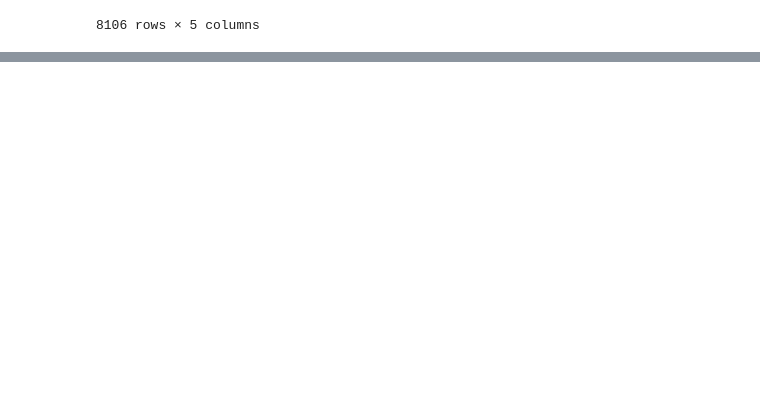
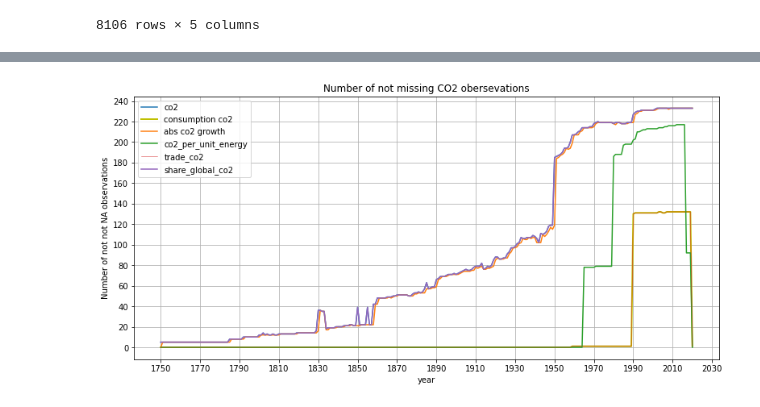
Before and after one commit to gyongyver-droid/python3, a Jupyter notebook: Project/Workspace.ipynb, the cells around one changed output, grey strips where cells are left out. Drawn from its saved outputs; the diff is of its cells as text; code cells hidden in the pictures; blank space fills up the shorter version.

```diff
--- a/Project/Workspace.ipynb
+++ b/Project/Workspace.ipynb
@@ -104,0 +146,23 @@ df
+# %%
+# Check the nas by year in every variables
+data.drop('year',1).isna().groupby(data.year).sum().reset_index()
+data.drop('year',1).notnull().groupby(data.year).sum().reset_index().tail(20)
+# Check the not na-s in each variable
+data.drop('year',1).notnull().groupby(data.year).sum().reset_index()
+plt.figure(figsize=(13, 6))
+plt.plot(data.drop('year',1).notnull().groupby(data.year).sum()['co2'], label='co2', linewidth=1.5)
+plt.plot(data.drop('year',1).notnull().groupby(data.year).sum()['consumption_co2'],'y',label='consumption co2', linewidth=2)
+plt.plot(data.drop('year',1).notnull().groupby(data.year).sum()['co2_growth_abs'],label='abs co2 growth')
+plt.plot(data.drop('year',1).notnull().groupby(data.year).sum()['co2_per_unit_energy'],label='co2_per_unit_energy')
+plt.plot(data.drop('year',1).notnull().groupby(data.year).sum()['trade_co2'],label='trade_co2', linewidth=0.5)
+plt.plot(data.drop('year',1).notnull().groupby(data.year).sum()['share_global_co2'],label='share_global_co2')
+plt.title("Number of not missing CO2 obersevations")
+plt.xlabel("year")
+plt.ylabel("Number of not not NA observations")
+plt.grid(True)
+plt.xticks(np.arange(1750,2040,20).tolist())
+plt.yticks(np.arange(0,260,20).tolist())
+plt.legend()
+plt.show()
+# %% [output]
+[figure, added]
```
Also changed, not shown: parts of 8 cells of this notebook, 1 other file.
